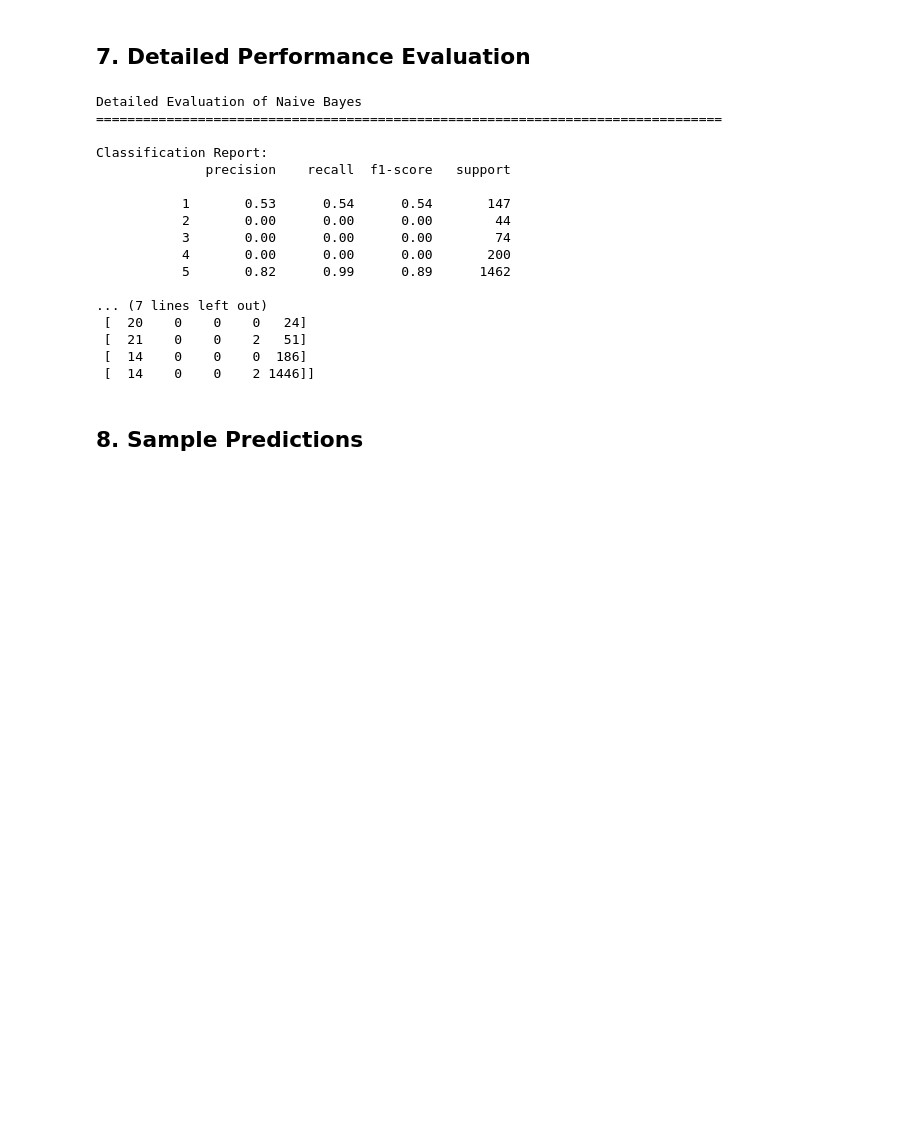
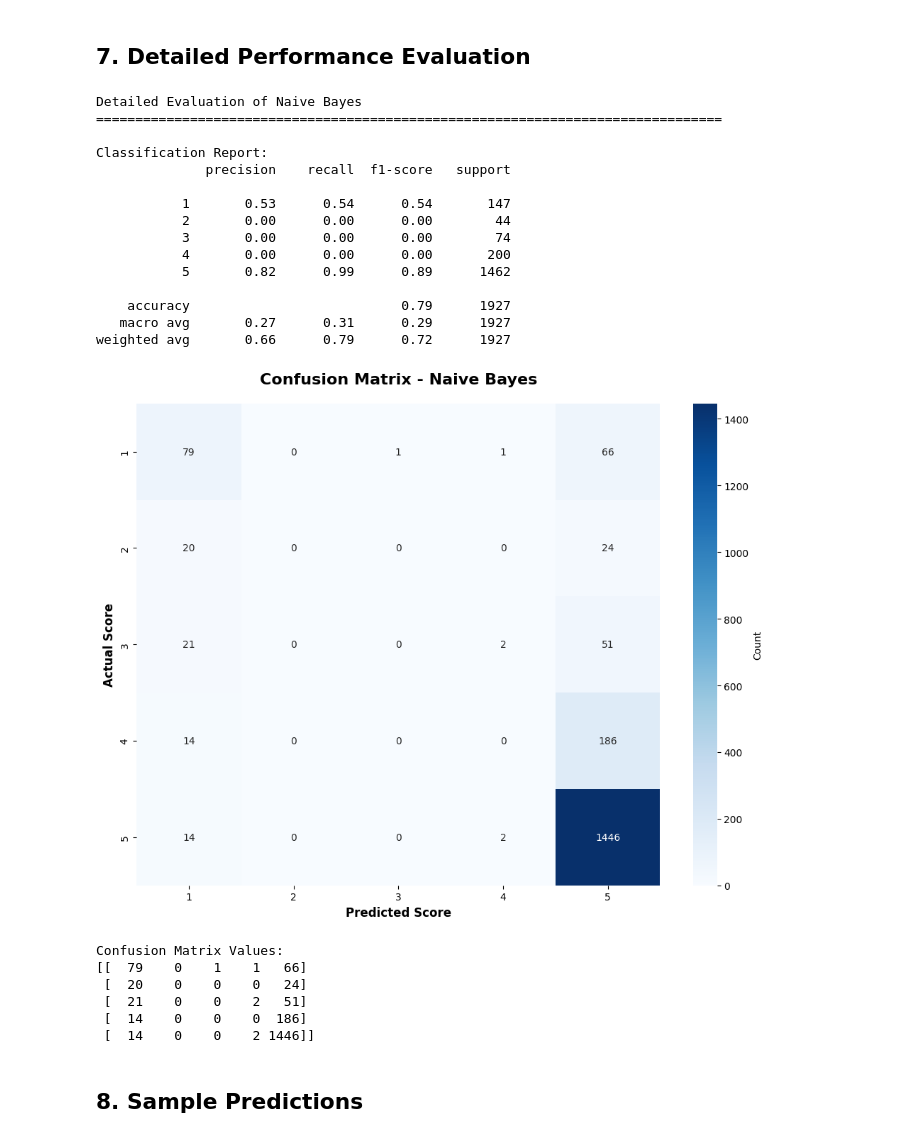
Before and after one commit to katsura919/candy-crush-train-data, a Jupyter notebook: train.ipynb, the cells around one changed output. Cells and saved outputs as stored; diff of their text form; code cells hidden in the pictures; blank space fills up the shorter version.

```diff
--- a/train.ipynb
+++ b/train.ipynb
@@ -346,30 +438,49 @@ F1-Score: 0.7191
 # %%
 print(f"Detailed Evaluation of {best_model_name}")
 print("="*80)
 print("\nClassification Report:")
 print(classification_report(y_test, best_predictions))
 
-print("\nConfusion Matrix:")
+# Create confusion matrix
 cm = confusion_matrix(y_test, best_predictions)
+
+# Visualize confusion matrix
+plt.figure(figsize=(10, 8))
+sns.heatmap(cm, annot=True, fmt='d', cmap='Blues',
+            xticklabels=sorted(y_test.unique()),
+            yticklabels=sorted(y_test.unique()),
+            cbar_kws={'label': 'Count'})
+plt.title(f'Confusion Matrix - {best_model_name}', fontsize=16, fontweight='bold', pad=20)
+plt.xlabel('Predicted Score', fontsize=12, fontweight='bold')
+plt.ylabel('Actual Score', fontsize=12, fontweight='bold')
+plt.tight_layout()
+plt.show()
+
+print("\nConfusion Matrix Values:")
 print(cm)
 # %% [output]
 Detailed Evaluation of Naive Bayes
 ================================================================================
 
 Classification Report:
               precision    recall  f1-score   support
 
            1       0.53      0.54      0.54       147
            2       0.00      0.00      0.00        44
            3       0.00      0.00      0.00        74
            4       0.00      0.00      0.00       200
            5       0.82      0.99      0.89      1462
 
-... (7 lines left out)
- [  20    0    0    0   24]
- [  21    0    0    2   51]
- [  14    0    0    0  186]
- [  14    0    0    2 1446]]
+    accuracy                           0.79      1927
+   macro avg       0.27      0.31      0.29      1927
+weighted avg       0.66      0.79      0.72      1927
+[figure, added]
+Confusion Matrix Values:
+[[  79    0    1    1   66]
+ [  20    0    0    0   24]
+ [  21    0    0    2   51]
+ [  14    0    0    0  186]
+ [  14    0    0    2 1446]]
 # %% [markdown]
 ## 8. Sample Predictions
 # %%
```
Also changed, not shown: parts of 3 cells of this notebook.
